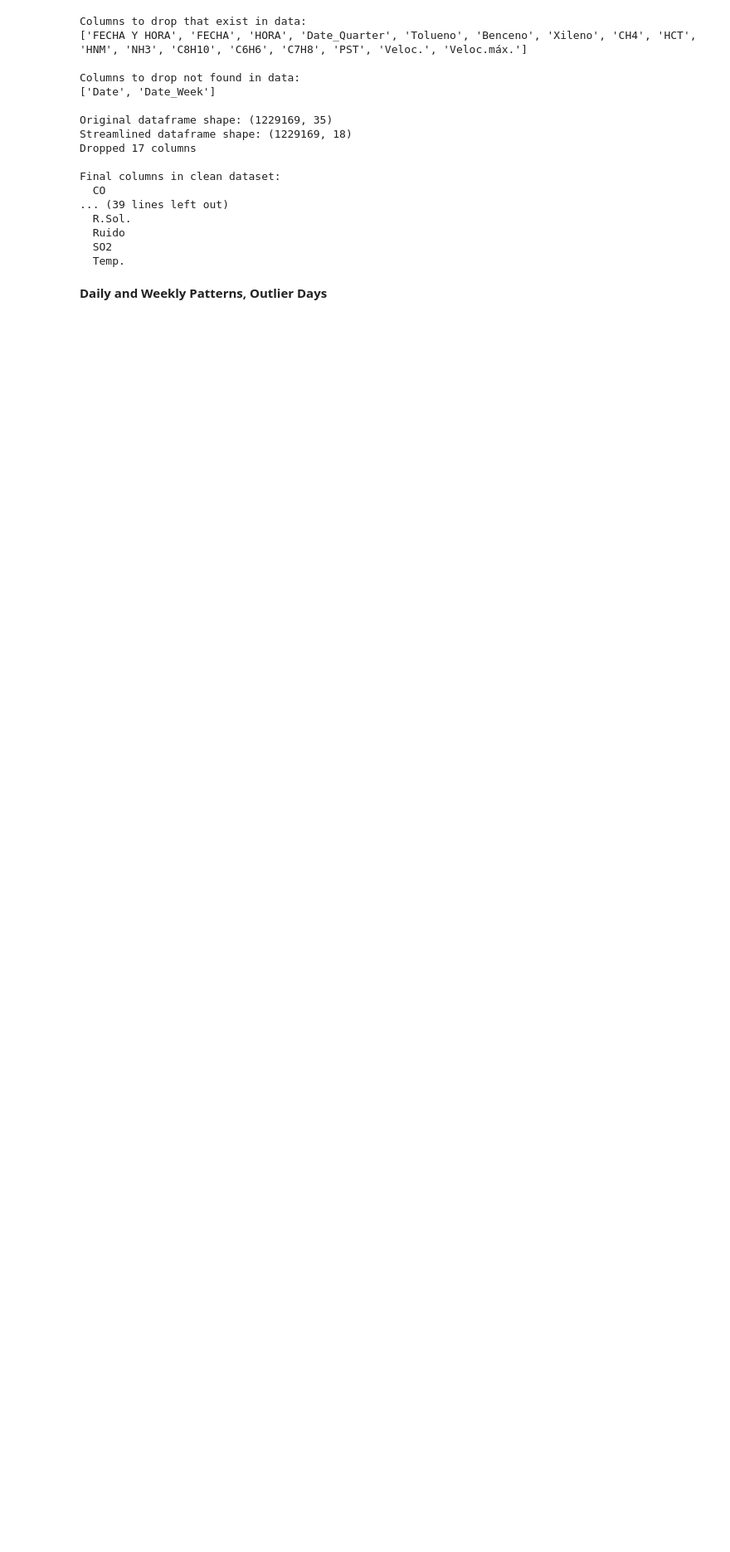
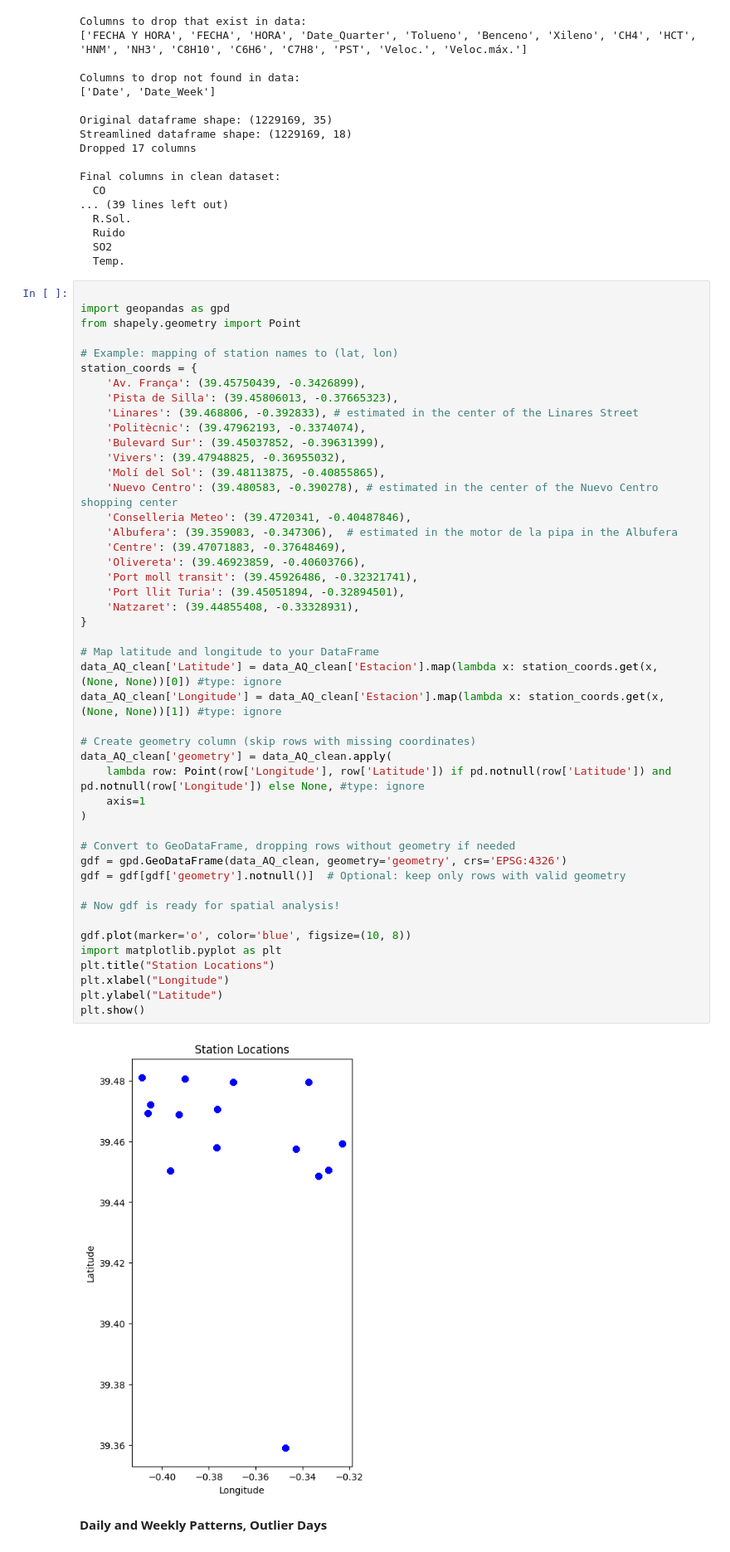
Before and after one commit to alejandrolaguna/VLC-Air-Quality-Data, a Jupyter notebook: Air_quality_VLC.ipynb, the cells around one changed output. Shown at 83% size. Drawn from its saved outputs; the diff is of its cells as text; blank space fills up the shorter version.

```diff
--- a/Air_quality_VLC.ipynb
+++ b/Air_quality_VLC.ipynb
@@ -550,6 +550,54 @@ Final columns in clean dataset:
   Ruido
   SO2
   Temp.
+# %%
+
+import geopandas as gpd
+from shapely.geometry import Point
+
+# Example: mapping of station names to (lat, lon)
+station_coords = {
+    'Av. França': (39.45750439, -0.3426899),
+    'Pista de Silla': (39.45806013, -0.37665323),
+    'Linares': (39.468806, -0.392833), # estimated in the center of the Linares Street
+    'Politècnic': (39.47962193, -0.3374074),
+    'Bulevard Sur': (39.45037852, -0.39631399),
+    'Vivers': (39.47948825, -0.36955032),
+    'Molí del Sol': (39.48113875, -0.40855865),
+    'Nuevo Centro': (39.480583, -0.390278), # estimated in the center of the Nuevo Centro shopping center
+    'Conselleria Meteo': (39.4720341, -0.40487846),
+    'Albufera': (39.359083, -0.347306),  # estimated in the motor de la pipa in the Albufera
+    'Centre': (39.47071883, -0.37648469),
+    'Olivereta': (39.46923859, -0.40603766),
+    'Port moll transit': (39.45926486, -0.32321741),
+    'Port llit Turia': (39.45051894, -0.32894501),
+    'Natzaret': (39.44855408, -0.33328931),
+}
+
+# Map latitude and longitude to your DataFrame
+data_AQ_clean['Latitude'] = data_AQ_clean['Estacion'].map(lambda x: station_coords.get(x, (None, None))[0]) #type: ignore
+data_AQ_clean['Longitude'] = data_AQ_clean['Estacion'].map(lambda x: station_coords.get(x, (None, None))[1]) #type: ignore
+
+# Create geometry column (skip rows with missing coordinates)
+data_AQ_clean['geometry'] = data_AQ_clean.apply(
+    lambda row: Point(row['Longitude'], row['Latitude']) if pd.notnull(row['Latitude']) and pd.notnull(row['Longitude']) else None, #type: ignore
+    axis=1
+)
+
+# Convert to GeoDataFrame, dropping rows without geometry if needed
+gdf = gpd.GeoDataFrame(data_AQ_clean, geometry='geometry', crs='EPSG:4326')
+gdf = gdf[gdf['geometry'].notnull()]  # Optional: keep only rows with valid geometry
+
+# Now gdf is ready for spatial analysis!
+
+gdf.plot(marker='o', color='blue', figsize=(10, 8))
+import matplotlib.pyplot as plt
+plt.title("Station Locations")
+plt.xlabel("Longitude")
+plt.ylabel("Latitude")
+plt.show()
+# %% [output]
+[figure, added]
 # %% [markdown]
 **Daily and Weekly Patterns, Outlier Days**
 # %%
```
Also changed, not shown: parts of 2 cells of this notebook.
